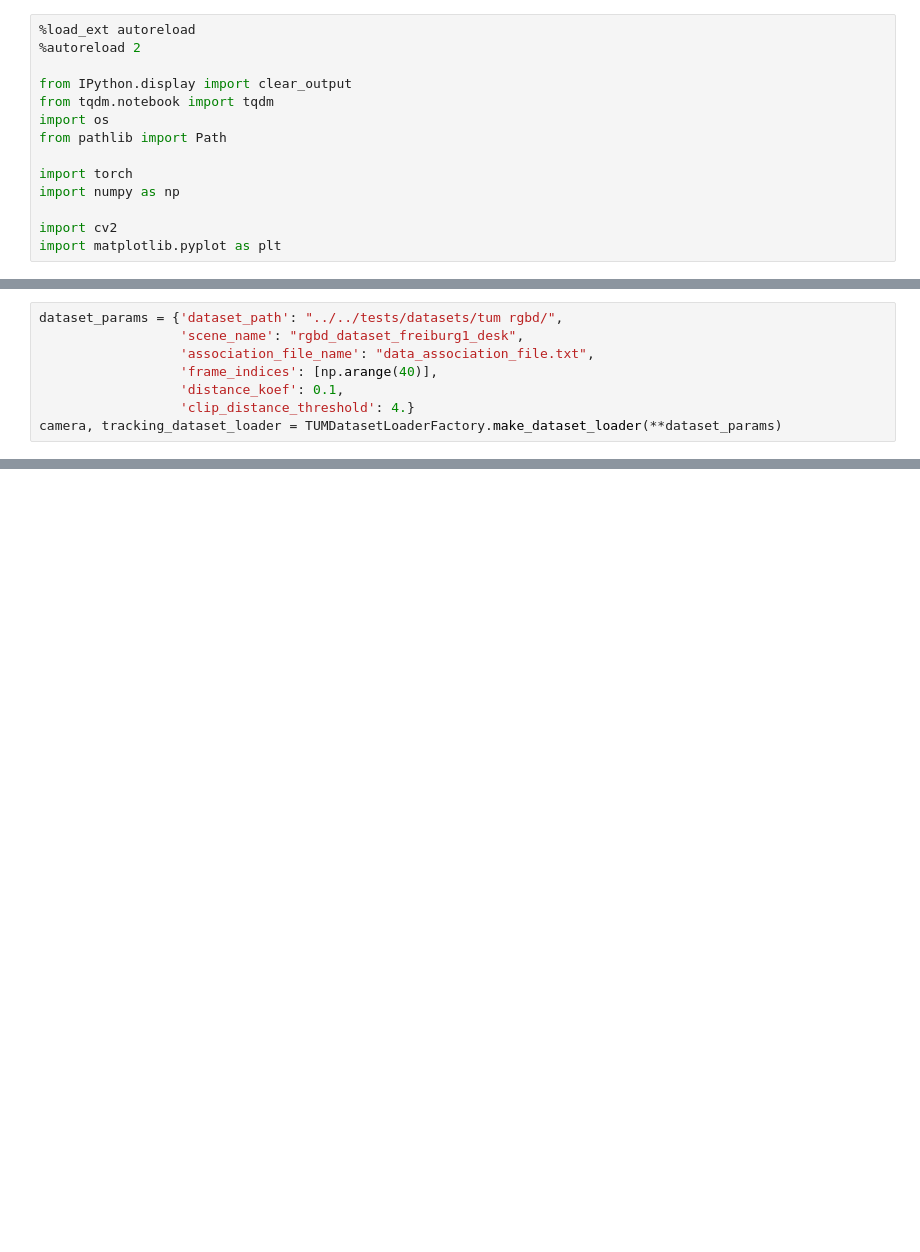
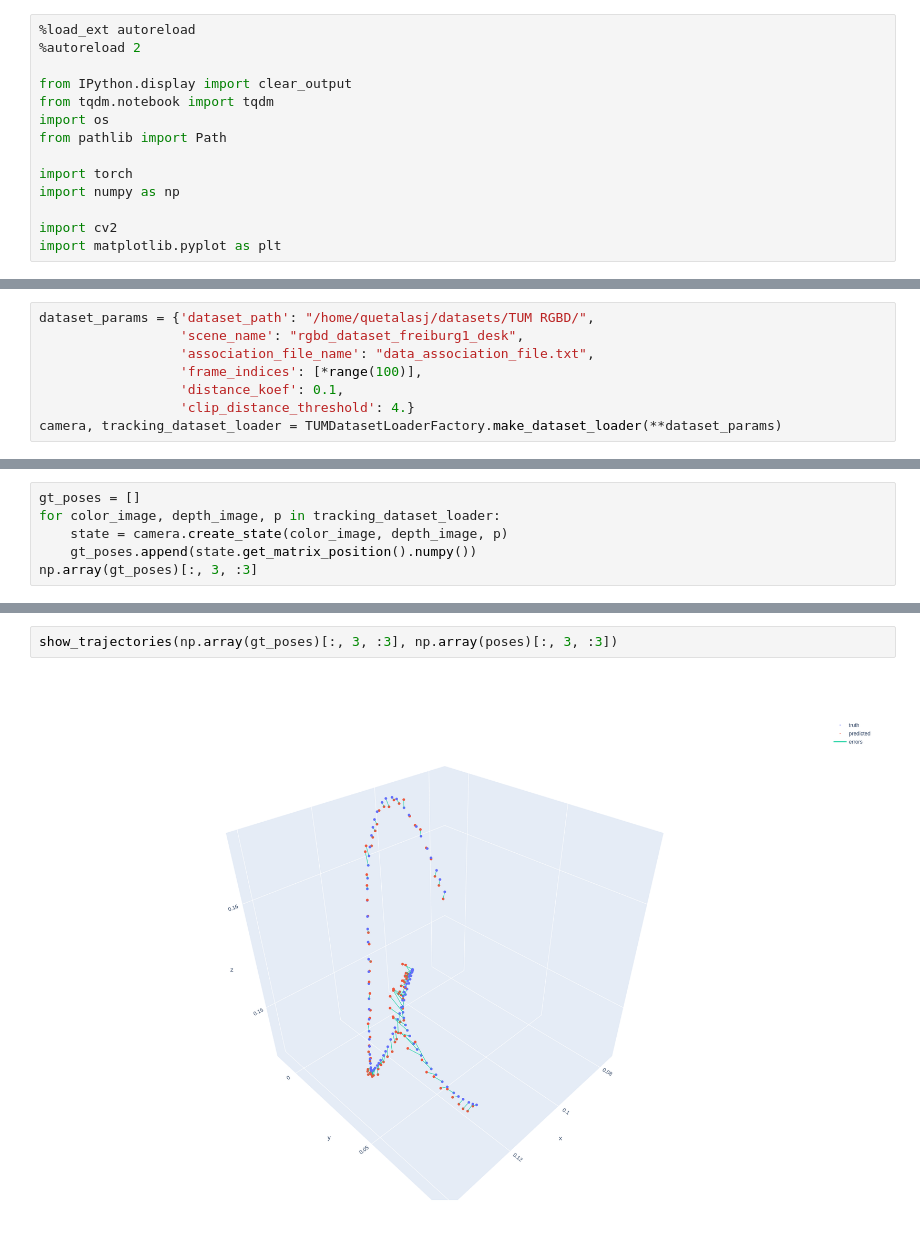
Before and after one commit to quetalasj/imap-copy, a Jupyter notebook: notebooks/tum/tracking.ipynb, the cells around one changed output, grey strips where cells are left out. Drawn from its saved outputs; the diff is of its cells as text; blank space fills up the shorter version.

Commit message:
check tracking in jupyter

```diff
--- a/notebooks/tum/tracking.ipynb
+++ b/notebooks/tum/tracking.ipynb
@@ -61,8 +264,8 @@ model = factory.make_from_parameters(model_parameters, camera_info=camera)
 # %%
-dataset_params = {'dataset_path': "../../tests/datasets/tum rgbd/",
+dataset_params = {'dataset_path': "/home/quetalasj/datasets/TUM RGBD/",
                   'scene_name': "rgbd_dataset_freiburg1_desk",
                   'association_file_name': "data_association_file.txt",
-                  'frame_indices': [np.arange(40)],
+                  'frame_indices': [*range(100)],
                   'distance_koef': 0.1,
                   'clip_distance_threshold': 4.}
 camera, tracking_dataset_loader = TUMDatasetLoaderFactory.make_dataset_loader(**dataset_params)
@@ -70,0 +438,6 @@ NameError: name 'np' is not defined
+# %%
+gt_poses = []
+for color_image, depth_image, p in tracking_dataset_loader:
+    state = camera.create_state(color_image, depth_image, p)
+    gt_poses.append(state.get_matrix_position().numpy())
+np.array(gt_poses)[:, 3, :3]
@@ -70,0 +492,4 @@ NameError: name 'np' is not defined
+# %%
+show_trajectories(np.array(gt_poses)[:, 3, :3], np.array(poses)[:, 3, :3])
+# %% [output]
+[figure, added]
```
Also changed, not shown: parts of 20 cells of this notebook, 3 other files.
